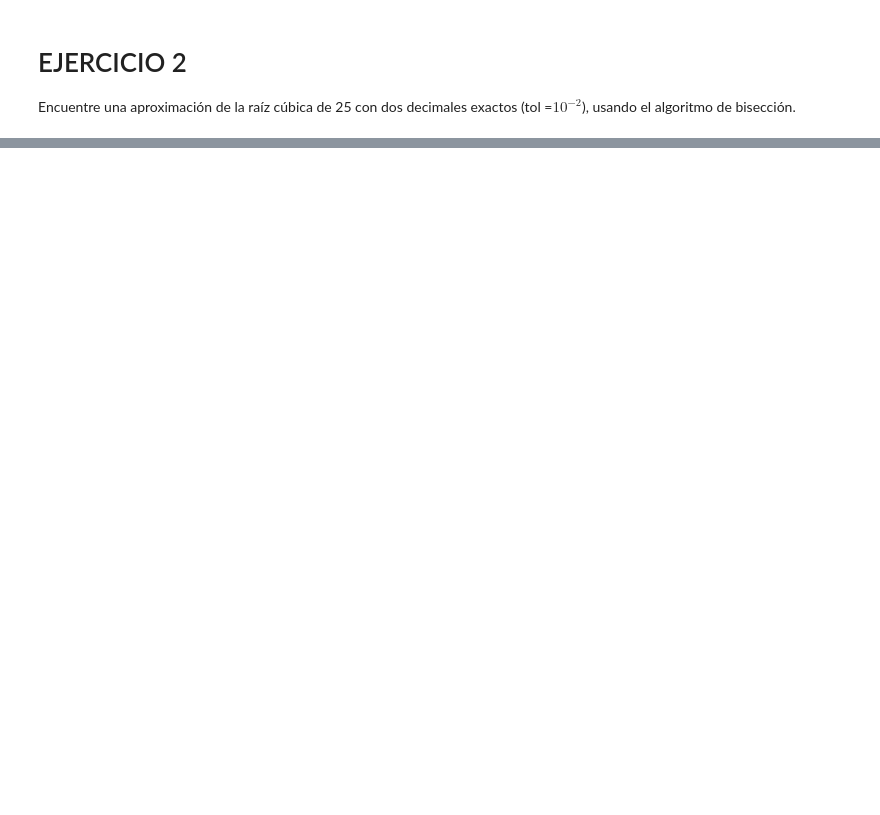
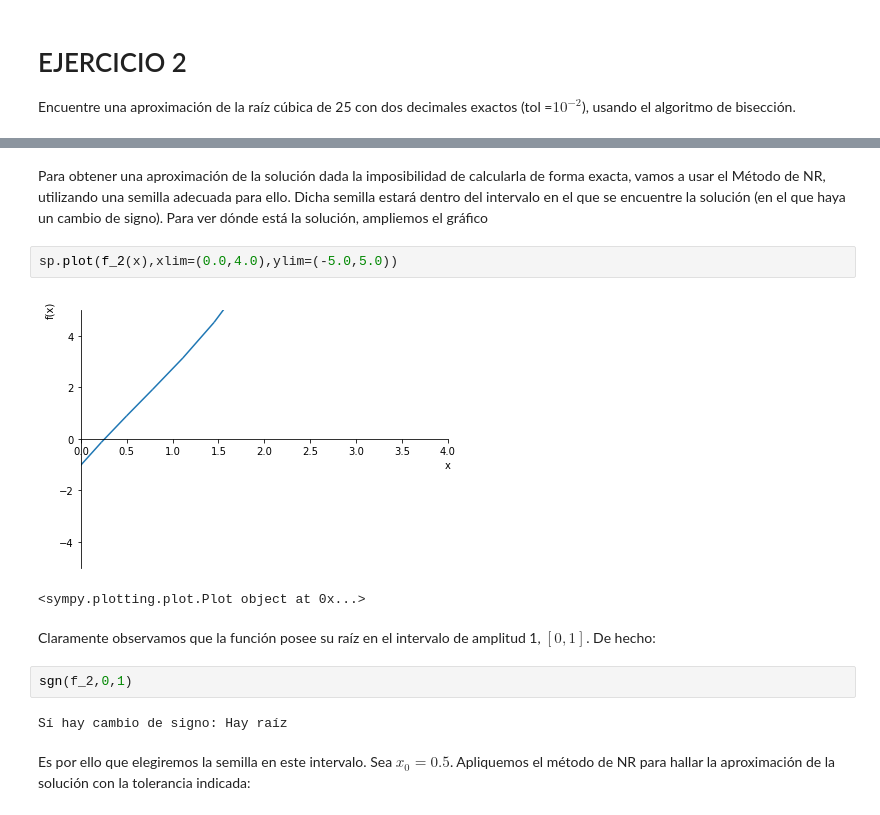
Before and after one commit to quintinmr/DGIIM3, a Jupyter notebook: C2/MATEMÁTICAS/Métodos_Numéricos_II/Prácticas/Práctica_1/practica_1.ipynb, the cells around one changed output, grey strips where cells are left out. Cells and saved outputs as stored; diff of their text form; blank space fills up the shorter version.

```diff
--- a/C2/MATEMÁTICAS/Métodos_Numéricos_II/Prácticas/Práctica_1/practica_1.ipynb
+++ b/C2/MATEMÁTICAS/Métodos_Numéricos_II/Prácticas/Práctica_1/practica_1.ipynb
@@ -85,0 +383,15 @@ Encuentre una aproximación de la raíz cúbica de 25 con dos decimales exactos
+# %% [markdown]
+Para obtener una aproximación de la solución dada la imposibilidad de calcularla de forma exacta, vamos a usar el Método de NR, utilizando una semilla adecuada para ello. Dicha semilla estará dentro del intervalo en el que se encuentre la solución (en el que haya un cambio de signo). Para ver dónde está la solución, ampliemos el gráfico
+# %%
+sp.plot(f_2(x),xlim=(0.0,4.0),ylim=(-5.0,5.0))
+# %% [output]
+[figure, added]
+<sympy.plotting.plot.Plot object at 0x...>
+# %% [markdown]
+Claramente observamos que la función posee su raíz en el intervalo de amplitud 1, $[0,1]$. De hecho:
+# %%
+sgn(f_2,0,1)
+# %% [output]
+Sí hay cambio de signo: Hay raíz
+# %% [markdown]
+Es por ello que elegiremos la semilla en este intervalo. Sea $x_{0} = 0.5$. Apliquemos el método de NR para hallar la aproximación de la solución con la tolerancia indicada:
```
Also changed, not shown: parts of 92 cells of this notebook.
